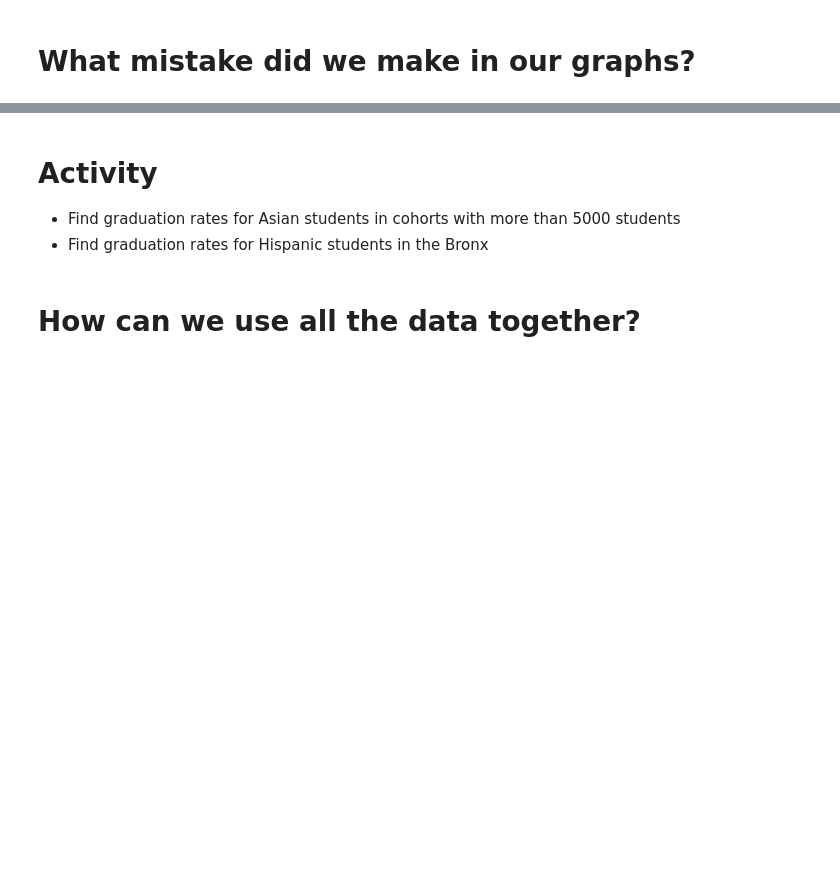
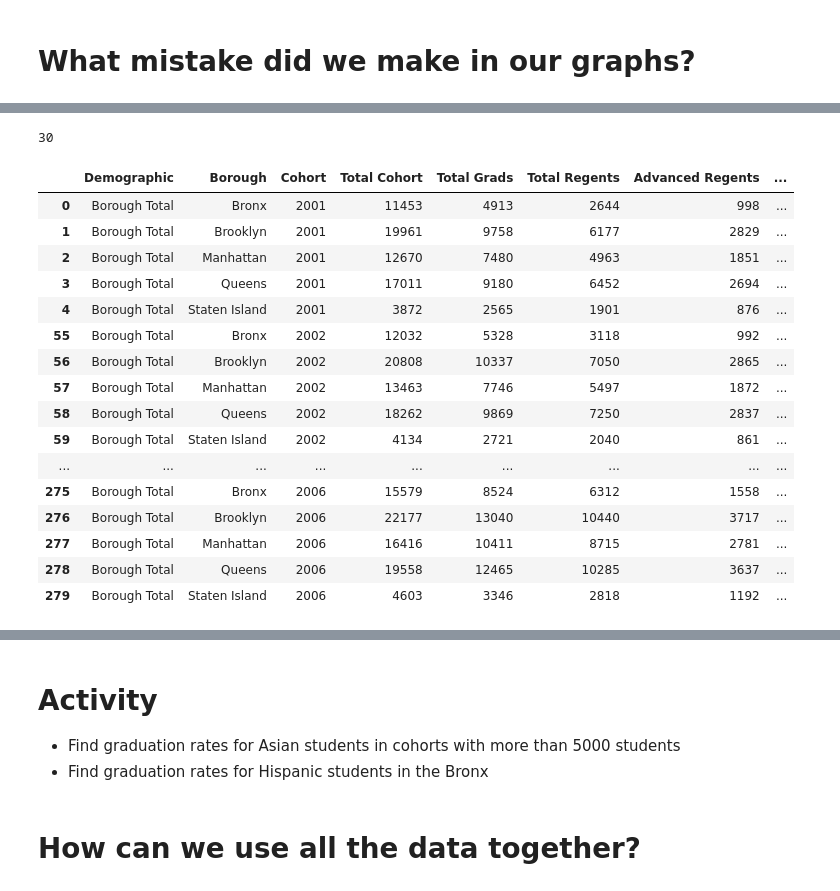
Before and after one commit to GCDigitalFellows/gcdri_ts_cat_ml, a Jupyter notebook: grad.ipynb, the cells around one changed output, grey strips where cells are left out. Drawn from its saved outputs; the diff is of its cells as text; code cells hidden in the pictures; blank space fills up the shorter version.

```diff
--- a/grad.ipynb
+++ b/grad.ipynb
@@ -89,6 +264,25 @@ bar_tot = df['Demographic'].str.contains('Borough Total')
 # %%
 # lets apply that filter to our data
 print(len(df[bar_tot]))
-df[bar_tot].head()
+df[bar_tot]
+# %% [output]
+30
+|  | Demographic | Borough | Cohort | Total Cohort | Total Grads | Total Regents | Advanced Regents | ... |
+| 0 | Borough Total | Bronx | 2001 | 11453 | 4913 | 2644 | 998 | ... |
+| 1 | Borough Total | Brooklyn | 2001 | 19961 | 9758 | 6177 | 2829 | ... |
+| 2 | Borough Total | Manhattan | 2001 | 12670 | 7480 | 4963 | 1851 | ... |
+| 3 | Borough Total | Queens | 2001 | 17011 | 9180 | 6452 | 2694 | ... |
+| 4 | Borough Total | Staten Island | 2001 | 3872 | 2565 | 1901 | 876 | ... |
+| 55 | Borough Total | Bronx | 2002 | 12032 | 5328 | 3118 | 992 | ... |
+| 56 | Borough Total | Brooklyn | 2002 | 20808 | 10337 | 7050 | 2865 | ... |
+| 57 | Borough Total | Manhattan | 2002 | 13463 | 7746 | 5497 | 1872 | ... |
+| 58 | Borough Total | Queens | 2002 | 18262 | 9869 | 7250 | 2837 | ... |
+| 59 | Borough Total | Staten Island | 2002 | 4134 | 2721 | 2040 | 861 | ... |
+| ... | ... | ... | ... | ... | ... | ... | ... | ... |
+| 275 | Borough Total | Bronx | 2006 | 15579 | 8524 | 6312 | 1558 | ... |
+| 276 | Borough Total | Brooklyn | 2006 | 22177 | 13040 | 10440 | 3717 | ... |
+| 277 | Borough Total | Manhattan | 2006 | 16416 | 10411 | 8715 | 2781 | ... |
+| 278 | Borough Total | Queens | 2006 | 19558 | 12465 | 10285 | 3637 | ... |
+| 279 | Borough Total | Staten Island | 2006 | 4603 | 3346 | 2818 | 1192 | ... |
 # %%
 #hard to see, so lets visualize
```
Also changed, not shown: parts of 42 cells of this notebook, 1 other file.
